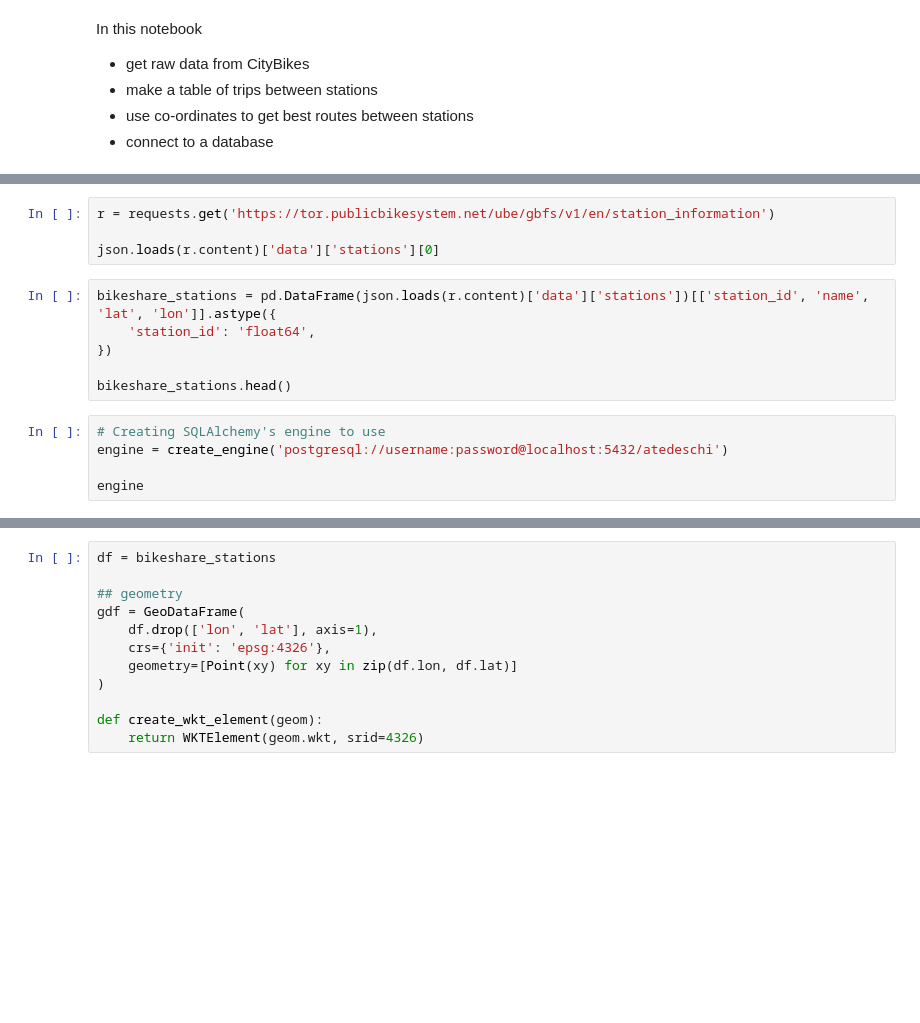
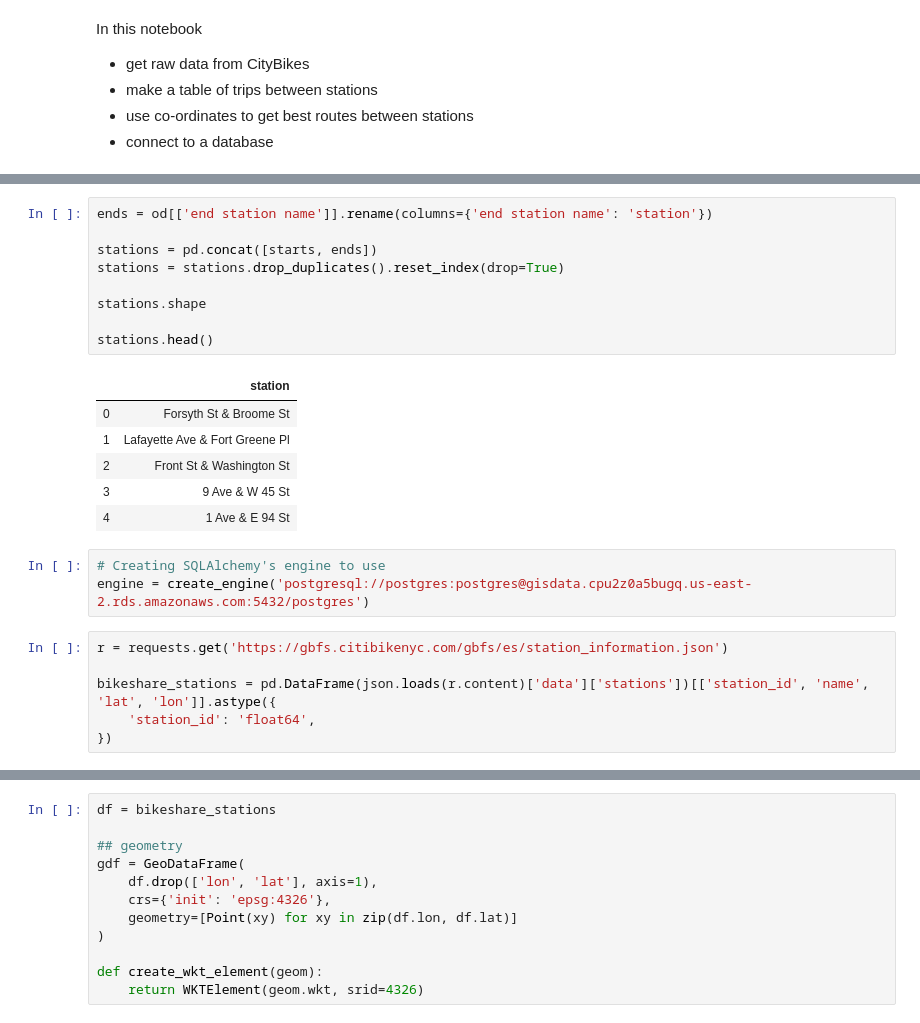
Before and after one commit to iskandari/gisdata, a Jupyter notebook: geodataframe.ipynb, the cells around one changed output, grey strips where cells are left out. Cells and saved outputs as stored; diff of their text form; blank space fills up the shorter version.

```diff
--- a/geodataframe.ipynb
+++ b/geodataframe.ipynb
@@ -25,15 +94,25 @@ import psycopg2
+# %%
+ends = od[['end station name']].rename(columns={'end station name': 'station'})
+
+stations = pd.concat([starts, ends])
+stations = stations.drop_duplicates().reset_index(drop=True)
+
+stations.shape
+
+stations.head()
+# %% [output]
+|  | station |
+| 0 | Forsyth St & Broome St |
+| 1 | Lafayette Ave & Fort Greene Pl |
+| 2 | Front St & Washington St |
+| 3 | 9 Ave & W 45 St |
+| 4 | 1 Ave & E 94 St |
+# %%
+# Creating SQLAlchemy's engine to use
+engine = create_engine('postgresql://postgres:postgres@gisdata.cpu2z0a5bugq.us-east-2.rds.amazonaws.com:5432/postgres')
 # %%
-r = requests.get('https://tor.publicbikesystem.net/ube/gbfs/v1/en/station_information')
+r = requests.get('https://gbfs.citibikenyc.com/gbfs/es/station_information.json')
 
-json.loads(r.content)['data']['stations'][0]
+bikeshare_stations = pd.DataFrame(json.loads(r.content)['data']['stations'])[['station_id', 'name', 'lat', 'lon']].astype({
+    'station_id': 'float64',
+})
-# %%
-bikeshare_stations = pd.DataFrame(json.loads(r.content)['data']['stations'])[['station_id', 'name', 'lat', 'lon']].astype({
-    'station_id': 'float64',
-})
-
-bikeshare_stations.head()
-# %%
-# Creating SQLAlchemy's engine to use
-engine = create_engine('postgresql://username:password@localhost:5432/atedeschi')
-
-engine
```
Also changed, not shown: parts of 55 cells of this notebook.
